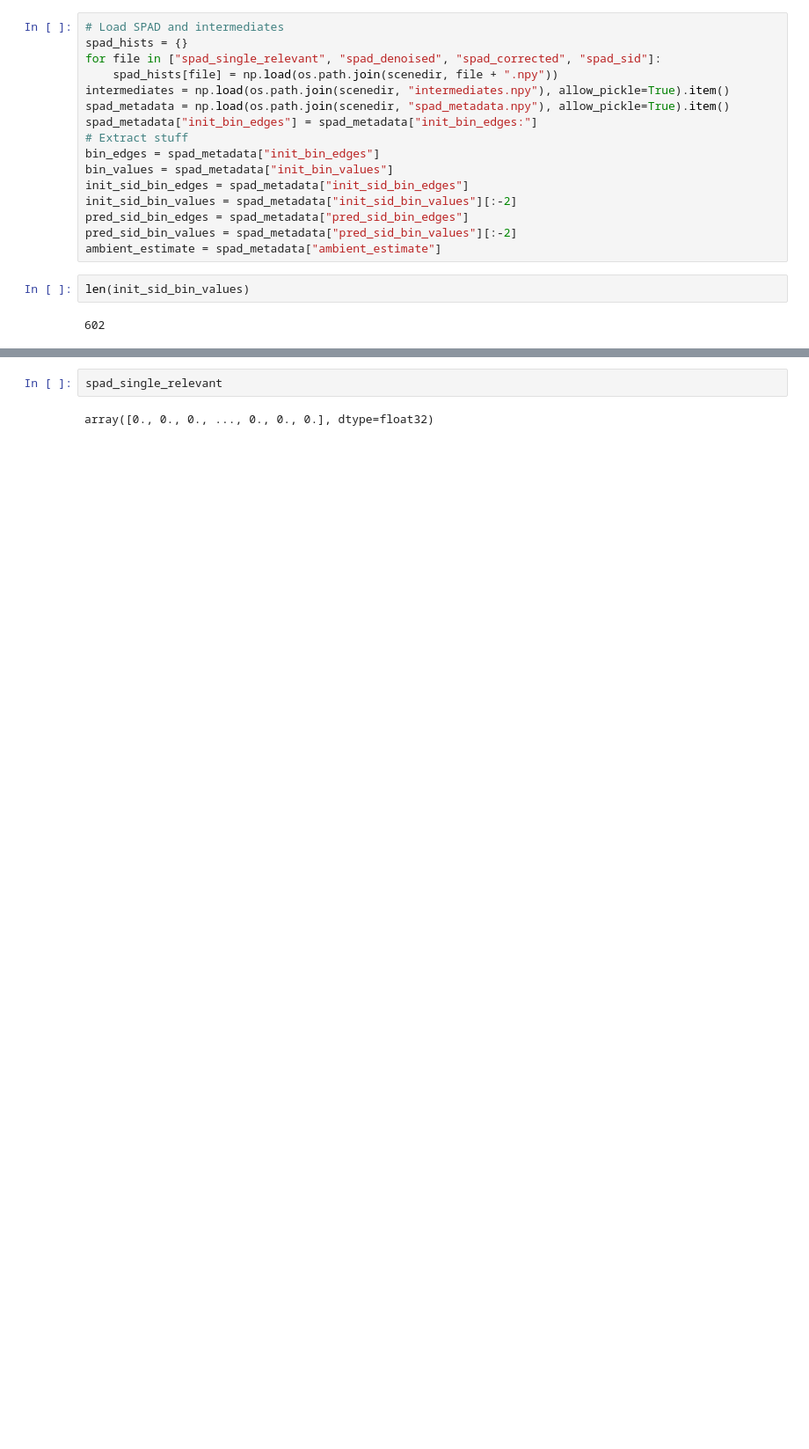
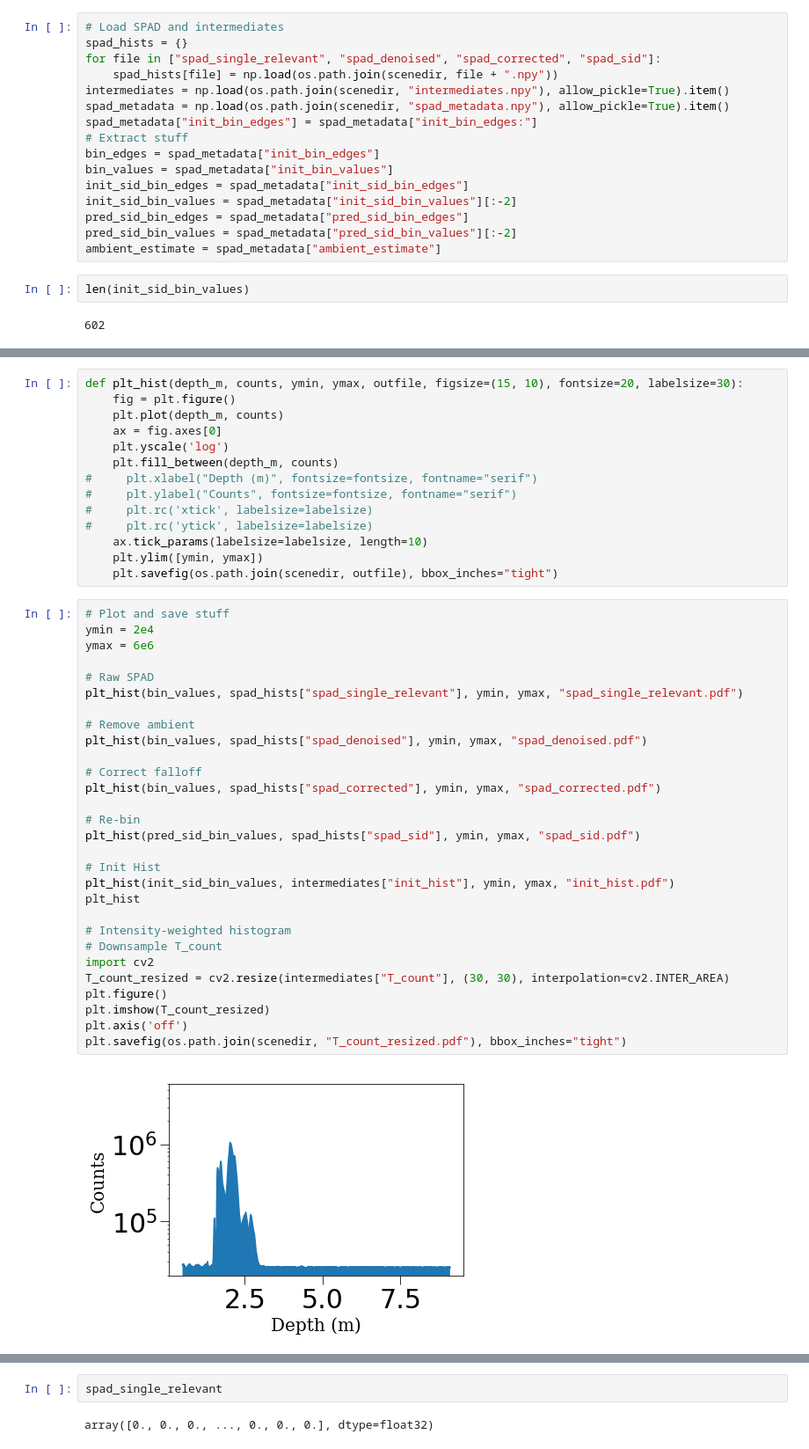
Before and after one commit to computational-imaging/spad_single, a Jupyter notebook: nyuv2/captured/make_method_figure.ipynb, the cells around one changed output, grey strips where cells are left out. Shown at 88% size. Cells and saved outputs as stored; diff of their text form; blank space fills up the shorter version.

```diff
--- a/nyuv2/captured/make_method_figure.ipynb
+++ b/nyuv2/captured/make_method_figure.ipynb
@@ -89,0 +58,45 @@ plt.savefig(os.path.join(scenedir, "T_count.pdf"), bbox_inches="tight")
+# %%
+def plt_hist(depth_m, counts, ymin, ymax, outfile, figsize=(15, 10), fontsize=20, labelsize=30):
+    fig = plt.figure()
+    plt.plot(depth_m, counts)
+    ax = fig.axes[0]
+    plt.yscale('log')
+    plt.fill_between(depth_m, counts)
+#     plt.xlabel("Depth (m)", fontsize=fontsize, fontname="serif")
+#     plt.ylabel("Counts", fontsize=fontsize, fontname="serif")
+#     plt.rc('xtick', labelsize=labelsize)
+#     plt.rc('ytick', labelsize=labelsize)
+    ax.tick_params(labelsize=labelsize, length=10)
+    plt.ylim([ymin, ymax])
+    plt.savefig(os.path.join(scenedir, outfile), bbox_inches="tight")
+# %%
+# Plot and save stuff
+ymin = 2e4
+ymax = 6e6
+
+# Raw SPAD
+plt_hist(bin_values, spad_hists["spad_single_relevant"], ymin, ymax, "spad_single_relevant.pdf")
+
+# Remove ambient
+plt_hist(bin_values, spad_hists["spad_denoised"], ymin, ymax, "spad_denoised.pdf")
+
+# Correct falloff
+plt_hist(bin_values, spad_hists["spad_corrected"], ymin, ymax, "spad_corrected.pdf")
+
+# Re-bin
+plt_hist(pred_sid_bin_values, spad_hists["spad_sid"], ymin, ymax, "spad_sid.pdf")
+
+# Init Hist
+plt_hist(init_sid_bin_values, intermediates["init_hist"], ymin, ymax, "init_hist.pdf")
+plt_hist
+
+# Intensity-weighted histogram
+# Downsample T_count
+import cv2
+T_count_resized = cv2.resize(intermediates["T_count"], (30, 30), interpolation=cv2.INTER_AREA)
+plt.figure()
+plt.imshow(T_count_resized)
+plt.axis('off')
+plt.savefig(os.path.join(scenedir, "T_count_resized.pdf"), bbox_inches="tight")
+# %% [output]
+[figure, added]
```
Also changed, not shown: parts of 4 cells of this notebook, 31 other files.
